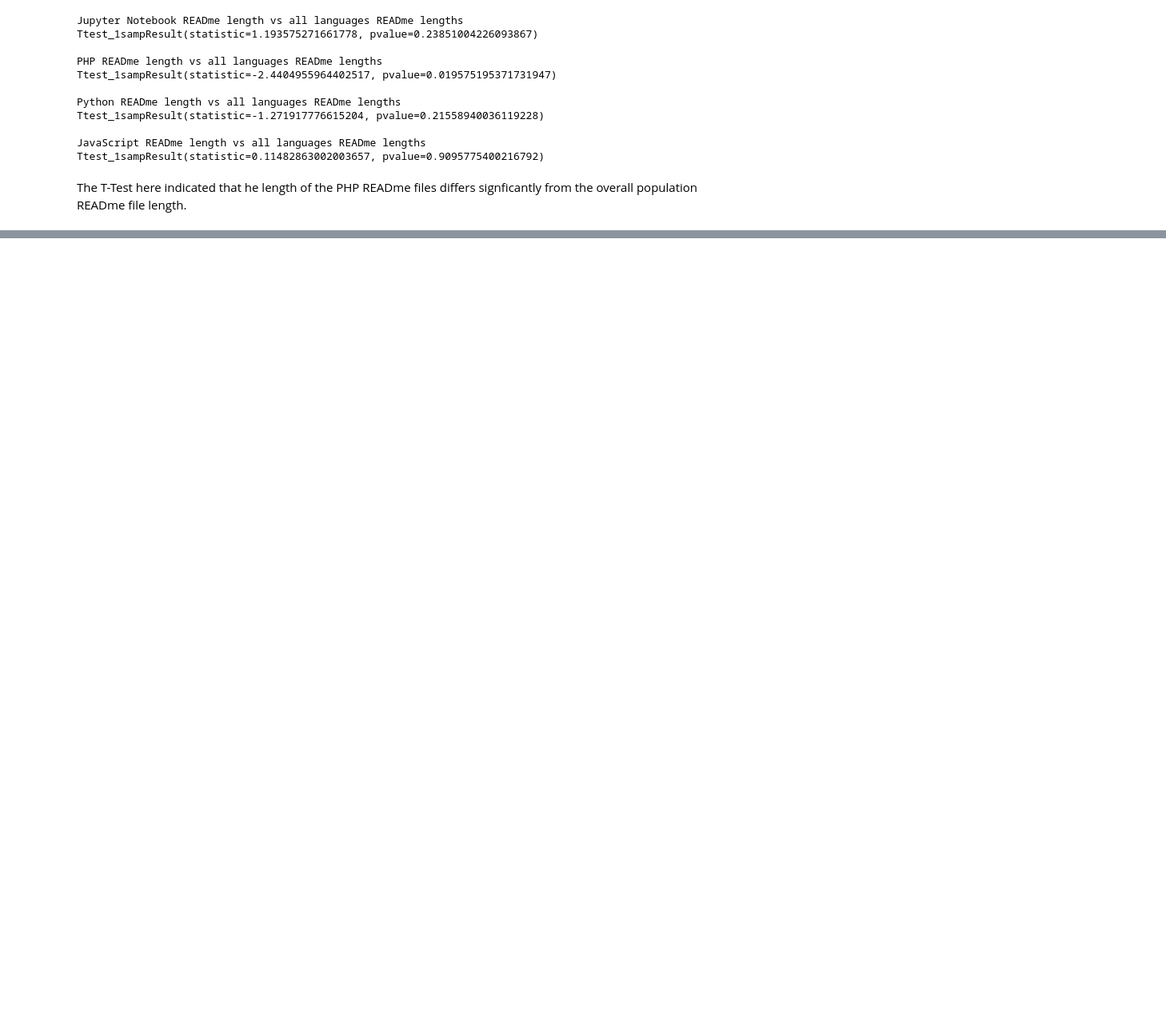
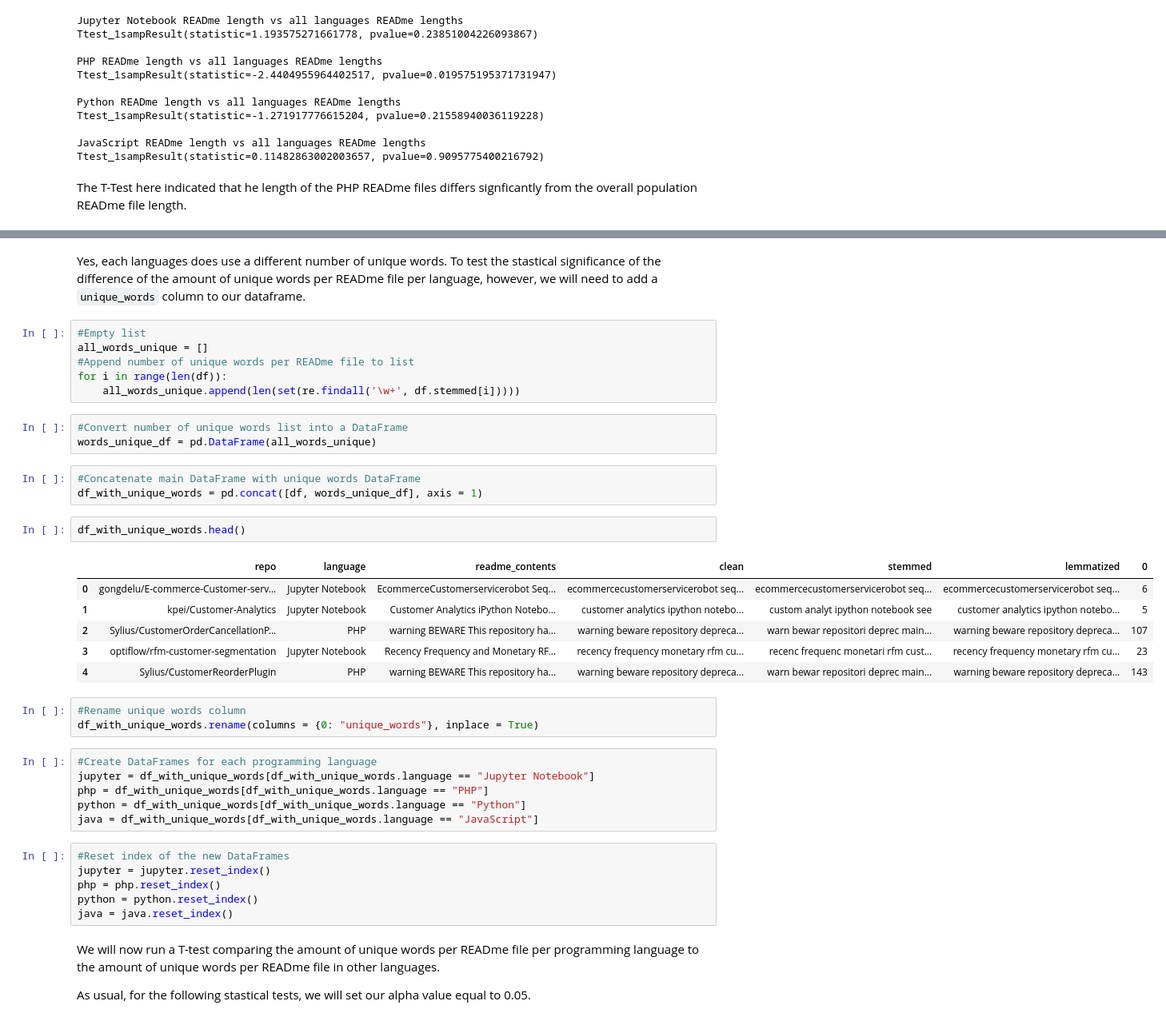
Before and after one commit to nlp-project-germain-group-6/nlp-web-scraping, a Jupyter notebook: Final_Notebook.ipynb, the cells around one changed output, grey strips where cells are left out. Shown: that part at 80% size. Drawn from its saved outputs; the diff is of its cells as text; blank space fills up the shorter version.

Commit message:
updates to final notebook

```diff
--- a/Final_Notebook.ipynb
+++ b/Final_Notebook.ipynb
@@ -466,0 +407,42 @@ The T-Test here indicated that he length of the PHP READme files differs signfic
+# %% [markdown]
+Yes, each languages does use a different number of unique words. To test the stastical significance of the difference of the amount of unique words per READme file per language, however, we will need to add a `unique_words` column to our dataframe.
+# %%
+#Empty list
+all_words_unique = []
+#Append number of unique words per READme file to list
+for i in range(len(df)):
+    all_words_unique.append(len(set(re.findall('\w+', df.stemmed[i]))))
+# %%
+#Convert number of unique words list into a DataFrame
+words_unique_df = pd.DataFrame(all_words_unique)
+# %%
+#Concatenate main DataFrame with unique words DataFrame
+df_with_unique_words = pd.concat([df, words_unique_df], axis = 1)
+# %%
+df_with_unique_words.head()
+# %% [output]
+|  | repo | language | readme_contents | clean | stemmed | lemmatized | 0 |
+| 0 | gongdelu/E-commerce-Customer-serv... | Jupyter Notebook | EcommerceCustomerservicerobot Seq... | ecommercecustomerservicerobot seq... | ecommercecustomerservicerobot seq... | ecommercecustomerservicerobot seq... | 6 |
+| 1 | kpei/Customer-Analytics | Jupyter Notebook | Customer Analytics iPython Notebo... | customer analytics ipython notebo... | custom analyt ipython notebook see | customer analytics ipython notebo... | 5 |
+| 2 | Sylius/CustomerOrderCancellationP... | PHP | warning BEWARE This repository ha... | warning beware repository depreca... | warn bewar repositori deprec main... | warning beware repository depreca... | 107 |
+| 3 | optiflow/rfm-customer-segmentation | Jupyter Notebook | Recency Frequency and Monetary RF... | recency frequency monetary rfm cu... | recenc frequenc monetari rfm cust... | recency frequency monetary rfm cu... | 23 |
+| 4 | Sylius/CustomerReorderPlugin | PHP | warning BEWARE This repository ha... | warning beware repository depreca... | warn bewar repositori deprec main... | warning beware repository depreca... | 143 |
+# %%
+#Rename unique words column
+df_with_unique_words.rename(columns = {0: "unique_words"}, inplace = True)
+# %%
+#Create DataFrames for each programming language
+jupyter = df_with_unique_words[df_with_unique_words.language == "Jupyter Notebook"]
+php = df_with_unique_words[df_with_unique_words.language == "PHP"]
+python = df_with_unique_words[df_with_unique_words.language == "Python"]
+java = df_with_unique_words[df_with_unique_words.language == "JavaScript"]
+# %%
+#Reset index of the new DataFrames
+jupyter = jupyter.reset_index()
+php = php.reset_index()
+python = python.reset_index()
+java = java.reset_index()
+# %% [markdown]
+We will now run a T-test comparing the amount of unique words per READme file per programming language to the amount of unique words per READme file in other languages.
+
+As usual, for the following stastical tests, we will set our alpha value equal to 0.05.
```
Also changed, not shown: parts of 34 cells of this notebook, 1 other file.
